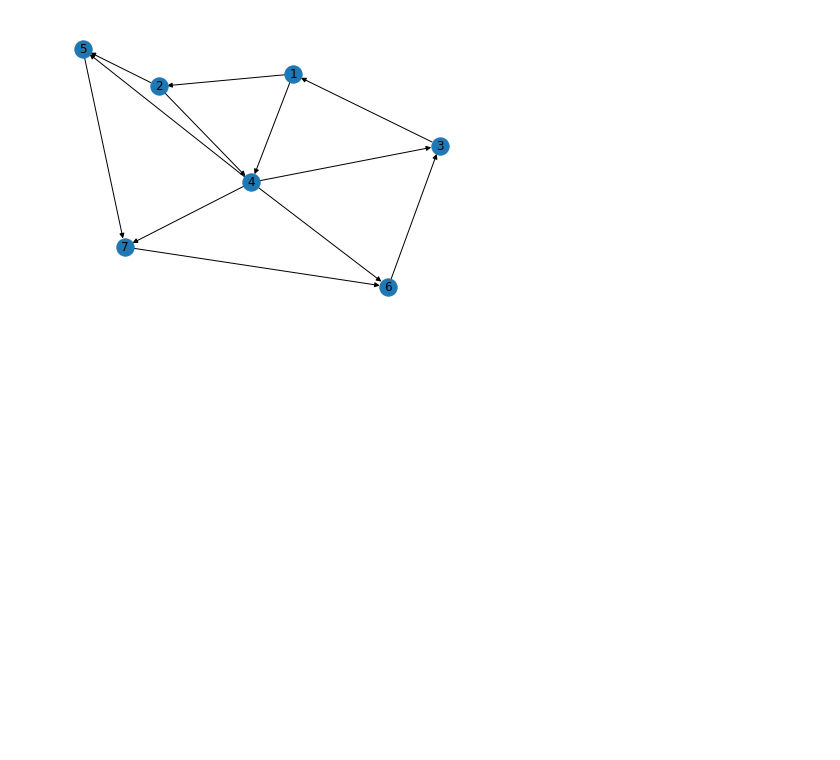
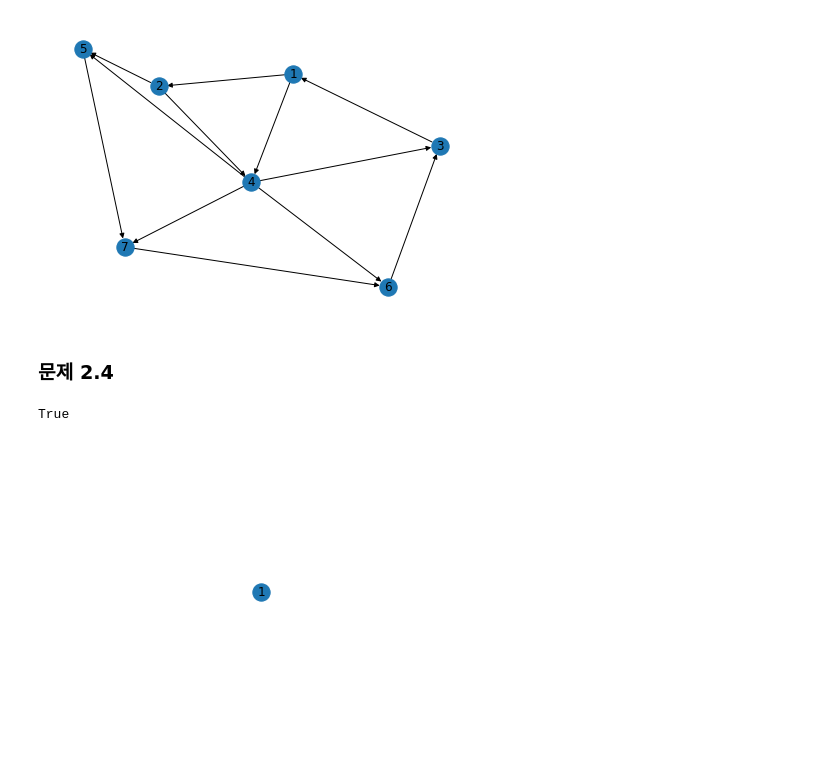
Before and after one commit to hr1588/network, a Jupyter notebook: 2장.ipynb, the cells around one changed output. Saved outputs shown, nothing was run; the diff lists cells and outputs as text; code cells hidden in the pictures; blank space fills up the shorter version.

```diff
--- a/2장.ipynb
+++ b/2장.ipynb
@@ -304,3 +304,5 @@ nx.diameter(w)
 # %% [output]
 5
 [figure]
+# %% [markdown]
+### 문제 2.4
@@ -306,0 +311,9 @@ nx.diameter(w)
+# %%
+a = nx.Graph()
+a.add_node(1)
+
+nx.draw(a, with_labels = True)
+nx.is_connected(a)
+# %% [output]
+True
+[figure, added]
```
Also changed, not shown: parts of 35 cells of this notebook.
